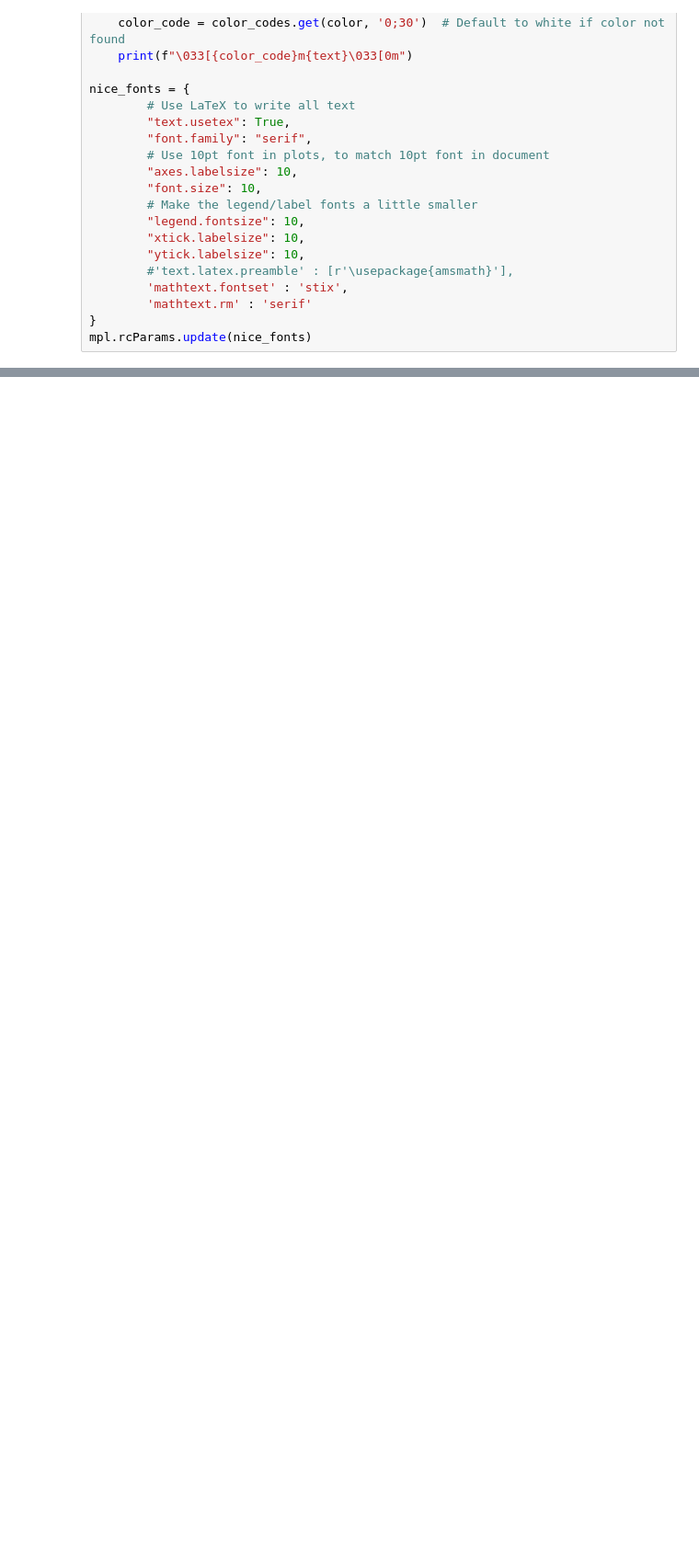
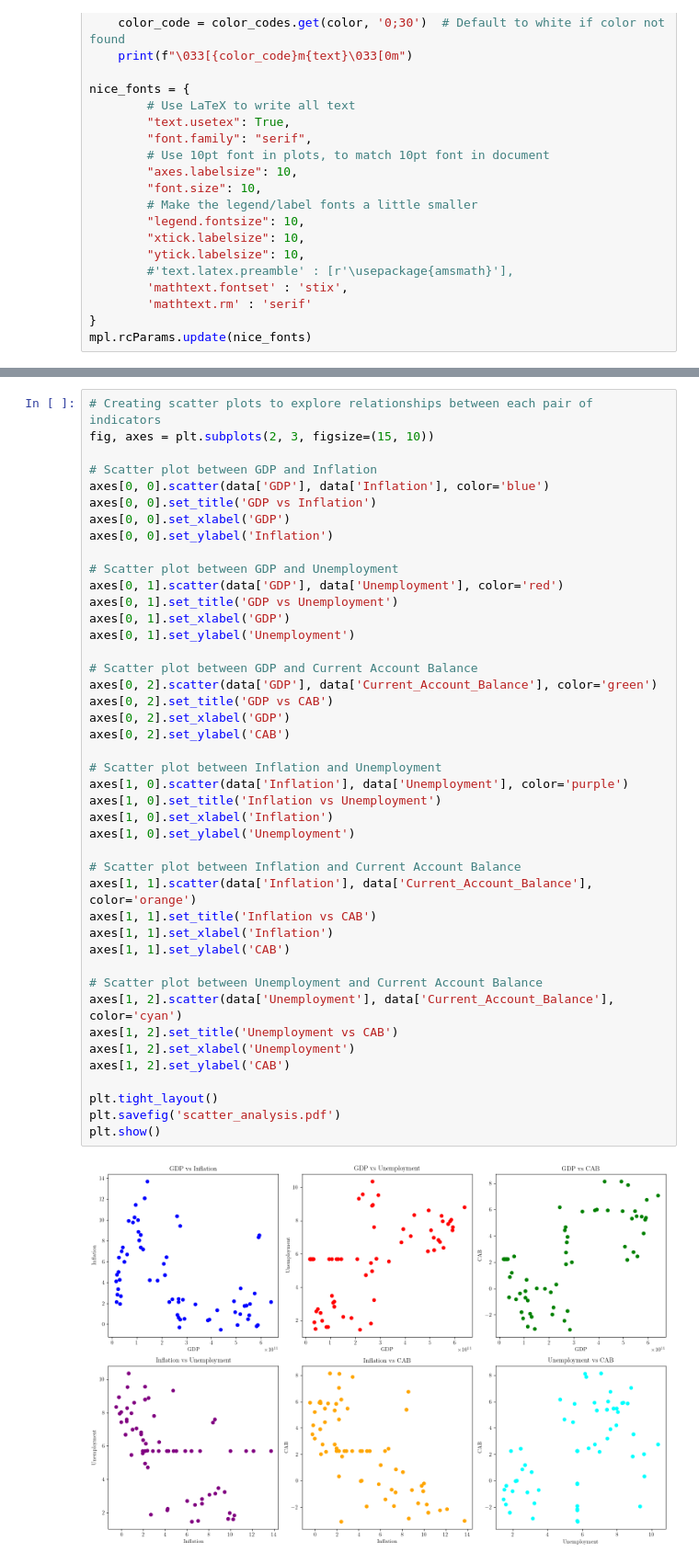
Before and after one commit to arnobmukherjee1988/Swedish_Economic_Analysis, a Jupyter notebook: eda.ipynb, the cells around one changed output, grey strips where cells are left out. Shown at 92% size. Cells and saved outputs as stored; diff of their text form; blank space fills up the shorter version.

```diff
--- a/eda.ipynb
+++ b/eda.ipynb
@@ -226,0 +162,45 @@ for asset, df in data.items():
+# %%
+# Creating scatter plots to explore relationships between each pair of indicators
+fig, axes = plt.subplots(2, 3, figsize=(15, 10))
+
+# Scatter plot between GDP and Inflation
+axes[0, 0].scatter(data['GDP'], data['Inflation'], color='blue')
+axes[0, 0].set_title('GDP vs Inflation')
+axes[0, 0].set_xlabel('GDP')
+axes[0, 0].set_ylabel('Inflation')
+
+# Scatter plot between GDP and Unemployment
+axes[0, 1].scatter(data['GDP'], data['Unemployment'], color='red')
+axes[0, 1].set_title('GDP vs Unemployment')
+axes[0, 1].set_xlabel('GDP')
+axes[0, 1].set_ylabel('Unemployment')
+
+# Scatter plot between GDP and Current Account Balance
+axes[0, 2].scatter(data['GDP'], data['Current_Account_Balance'], color='green')
+axes[0, 2].set_title('GDP vs CAB')
+axes[0, 2].set_xlabel('GDP')
+axes[0, 2].set_ylabel('CAB')
+
+# Scatter plot between Inflation and Unemployment
+axes[1, 0].scatter(data['Inflation'], data['Unemployment'], color='purple')
+axes[1, 0].set_title('Inflation vs Unemployment')
+axes[1, 0].set_xlabel('Inflation')
+axes[1, 0].set_ylabel('Unemployment')
+
+# Scatter plot between Inflation and Current Account Balance
+axes[1, 1].scatter(data['Inflation'], data['Current_Account_Balance'], color='orange')
+axes[1, 1].set_title('Inflation vs CAB')
+axes[1, 1].set_xlabel('Inflation')
+axes[1, 1].set_ylabel('CAB')
+
+# Scatter plot between Unemployment and Current Account Balance
+axes[1, 2].scatter(data['Unemployment'], data['Current_Account_Balance'], color='cyan')
+axes[1, 2].set_title('Unemployment vs CAB')
+axes[1, 2].set_xlabel('Unemployment')
+axes[1, 2].set_ylabel('CAB')
+
+plt.tight_layout()
+plt.savefig('scatter_analysis.pdf')
+plt.show()
+# %% [output]
+[figure, added]
```
Also changed, not shown: parts of 13 cells of this notebook, 5 other files.
